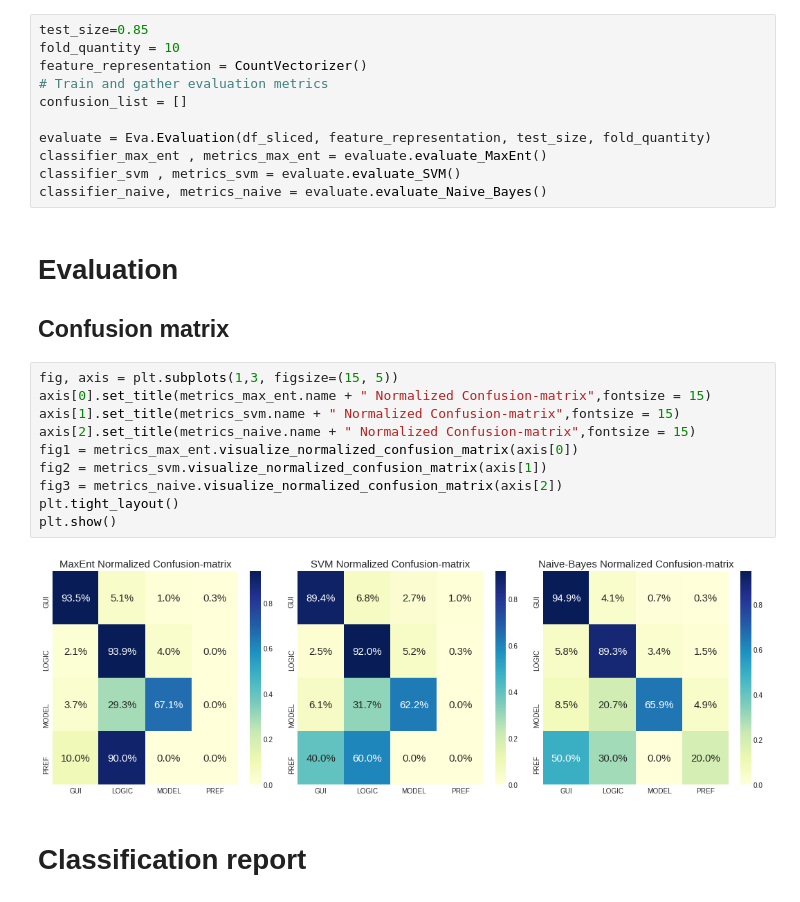
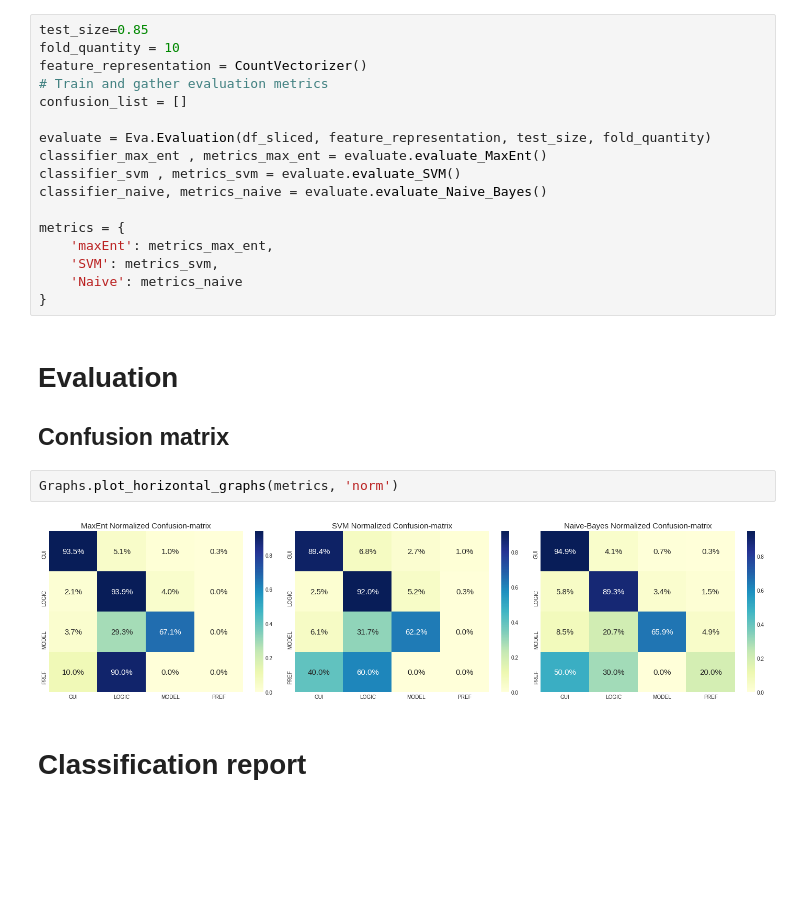
Before and after one commit to alexanderflorean/BSc-JavSoCoClassifier, a Jupyter notebook: jupyter/03_jabref_data_size_percentage.ipynb, the cells around one changed output. Cells and saved outputs as stored; diff of their text form; blank space fills up the shorter version.

```diff
--- a/jupyter/03_jabref_data_size_percentage.ipynb
+++ b/jupyter/03_jabref_data_size_percentage.ipynb
@@ -204,20 +193,18 @@ evaluate = Eva.Evaluation(df_sliced, feature_representation, test_size, fold_qua
 classifier_max_ent , metrics_max_ent = evaluate.evaluate_MaxEnt()
 classifier_svm , metrics_svm = evaluate.evaluate_SVM()
 classifier_naive, metrics_naive = evaluate.evaluate_Naive_Bayes()
+
+metrics = {
+    'maxEnt': metrics_max_ent,
+    'SVM': metrics_svm,
+    'Naive': metrics_naive
+}
 # %% [markdown]
 # Evaluation
 ## Confusion matrix
-# %%
-fig, axis = plt.subplots(1,3, figsize=(15, 5))
-axis[0].set_title(metrics_max_ent.name + " Normalized Confusion-matrix",fontsize = 15)
-axis[1].set_title(metrics_svm.name + " Normalized Confusion-matrix",fontsize = 15)
-axis[2].set_title(metrics_naive.name + " Normalized Confusion-matrix",fontsize = 15)
-fig1 = metrics_max_ent.visualize_normalized_confusion_matrix(axis[0])
-fig2 = metrics_svm.visualize_normalized_confusion_matrix(axis[1])
-fig3 = metrics_naive.visualize_normalized_confusion_matrix(axis[2])
-plt.tight_layout()
-plt.show()
-# %% [output]
-[figure, removed]
+# %%
+Graphs.plot_horizontal_graphs(metrics, 'norm')
+# %% [output]
+[figure, added]
 # %% [markdown]
 # Classification report
```
Also changed, not shown: parts of 23 cells of this notebook, 1 other file.
